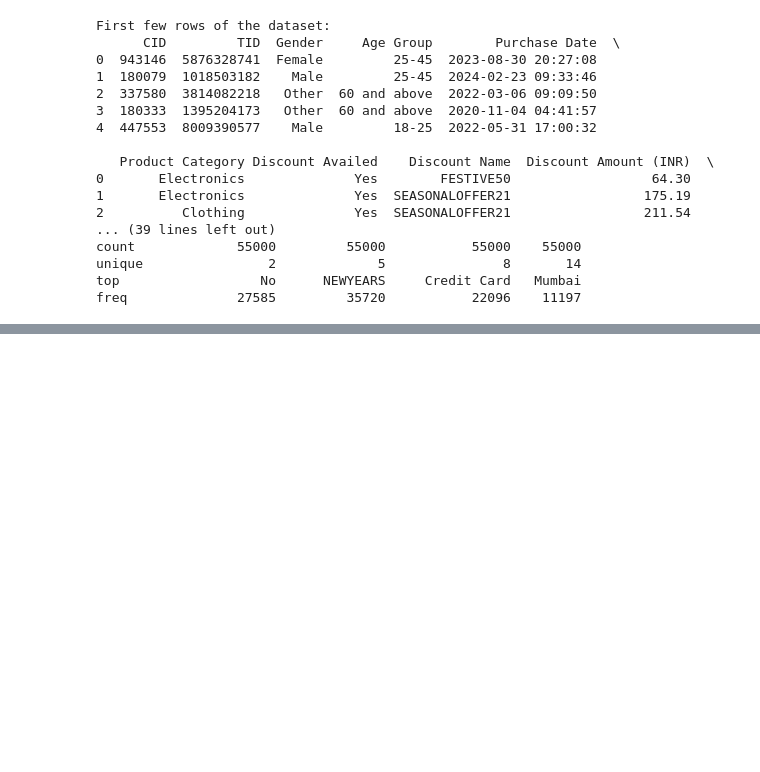
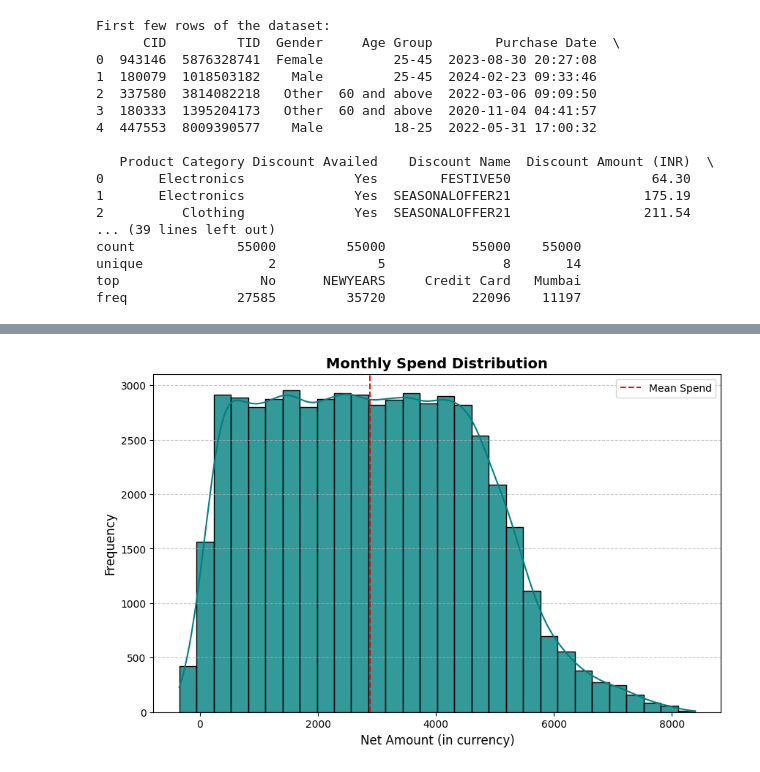
Before and after one commit to jyothsnacreator/Ecommerce_Dataanalysis, a Jupyter notebook: notebooks/02_eda.ipynb, the cells around one changed output, grey strips where cells are left out. Cells and saved outputs as stored; diff of their text form; code cells hidden in the pictures; blank space fills up the shorter version.

```diff
--- a/notebooks/02_eda.ipynb
+++ b/notebooks/02_eda.ipynb
@@ -86,0 +112,15 @@ plt.show()
+# %%
+#monthly distribution
+plt.figure(figsize=(10, 6))
+sns.histplot(df['Net Amount'], kde=True, bins=30, color='teal', alpha=0.8)
+plt.title('Monthly Spend Distribution', fontsize=14, fontweight='bold')
+plt.xlabel('Net Amount (in currency)', fontsize=12)
+plt.ylabel('Frequency', fontsize=12)
+plt.xticks(fontsize=10)
+plt.yticks(fontsize=10)
+plt.axvline(df['Net Amount'].mean(), color='red', linestyle='--', linewidth=1.5, label='Mean Spend')
+plt.legend(fontsize=10)
+plt.grid(axis='y', linestyle='--', alpha=0.7)
+plt.show()
+# %% [output]
+[figure, added]
```
Also changed, not shown: parts of 6 cells of this notebook, 5 other files.
